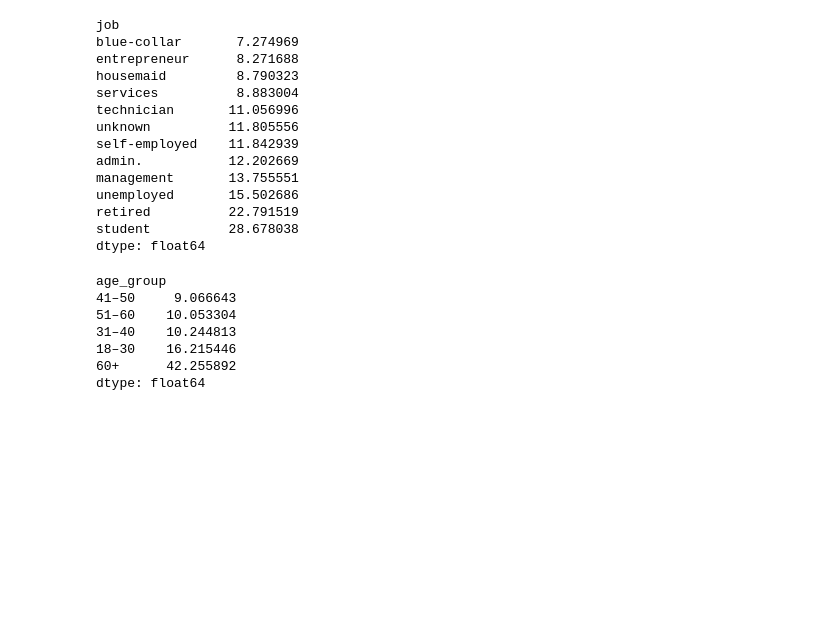
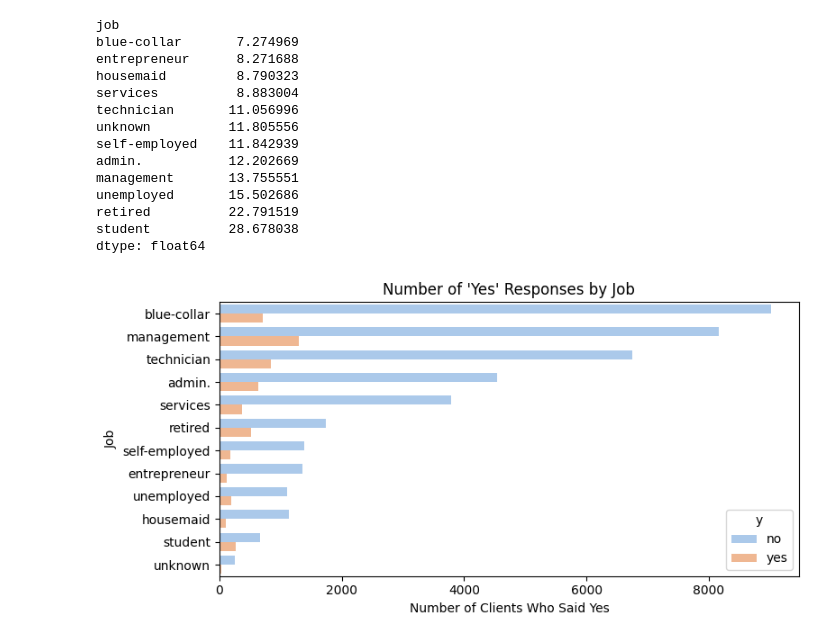
Before and after one commit to amcucunuba/amcucunubar.github.io, a Jupyter notebook: projects/marketing-analysis/marketing_analysis.ipynb, the cells around one changed output. Saved outputs shown, nothing was run; the diff lists cells and outputs as text; code cells hidden in the pictures; blank space fills up the shorter version.

```diff
--- a/projects/marketing-analysis/marketing_analysis.ipynb
+++ b/projects/marketing-analysis/marketing_analysis.ipynb
@@ -197,14 +169,13 @@ unemployed       15.502686
 retired          22.791519
 student          28.678038
 dtype: float64
-# %%
-(df[df["y"] == "yes"].groupby("age_group").size() /
- df.groupby("age_group").size() * 100).sort_values()
-# %% [output]
-age_group
-41–50     9.066643
-51–60    10.053304
-31–40    10.244813
-18–30    16.215446
-60+      42.255892
-dtype: float64
+# %%
+plt.figure(figsize=(8, 4))
+sns.countplot(data=df, y="job", hue="y", order=df["job"].value_counts().index, palette="pastel")
+plt.title("Number of 'Yes' Responses by Job")
+plt.xlabel("Number of Clients Who Said Yes")
+plt.ylabel("Job")
+plt.tight_layout()
+plt.show()
+# %% [output]
+[figure, new version]
```
Also changed, not shown: parts of 51 cells of this notebook, 7 other files.
